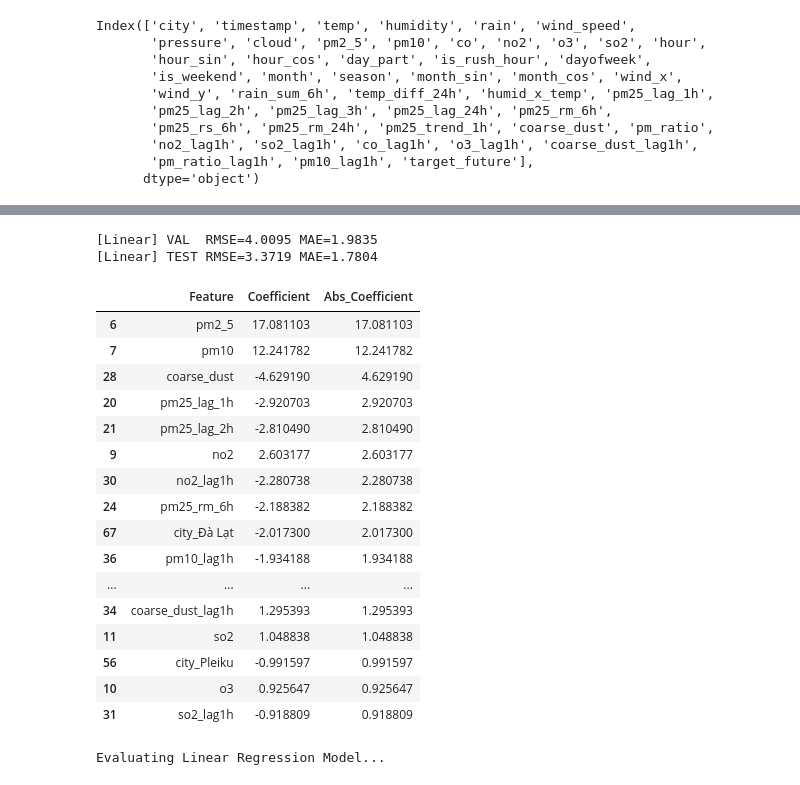
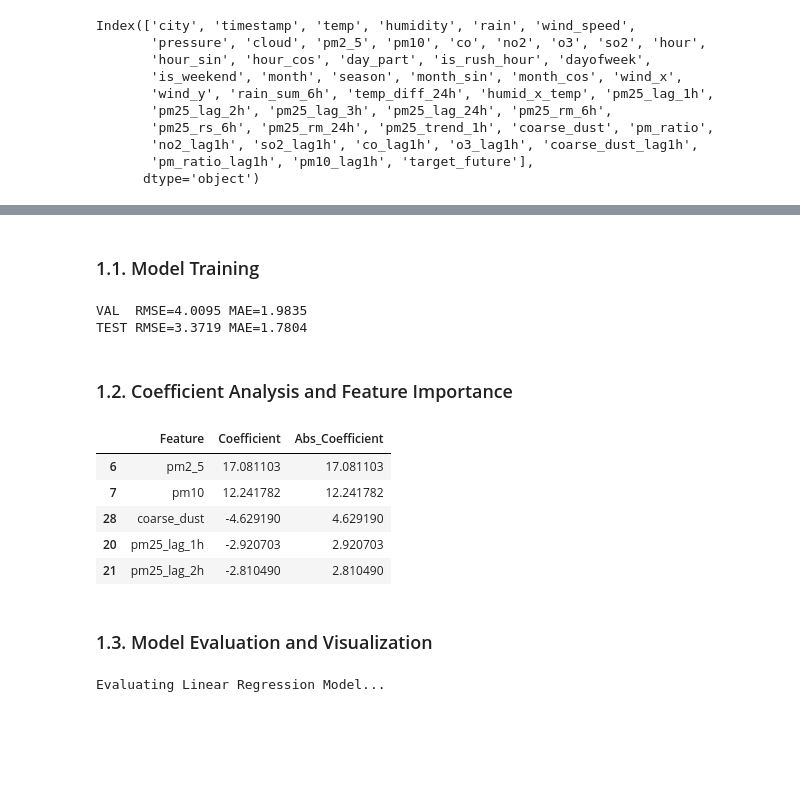
Before and after one commit to TrNguyenMQuan/VietNam_PM2.5_Forecasting, a Jupyter notebook: notebooks/model_linear.ipynb, the cells around one changed output, grey strips where cells are left out. Saved outputs shown, nothing was run; the diff lists cells and outputs as text; code cells hidden in the pictures; blank space fills up the shorter version.

Commit message:
docs: add base linear models

```diff
--- a/notebooks/model_linear.ipynb
+++ b/notebooks/model_linear.ipynb
@@ -206,11 +235,14 @@ Index(['city', 'timestamp', 'temp', 'humidity', 'rain', 'wind_speed',
+# %% [markdown]
+### 1.1. Model Training
 # %%
 cat_cols = [
-    c for c in X_train.columns
-    if X_train[c].dtype == "category" or X_train[c].nunique() < 20
+    c for c in X_train_linreg.columns
+    if X_train_linreg[c].dtype == "category" or X_train_linreg[c].nunique() < 20
 ]
 
-num_cols = [c for c in X_train.columns if c not in cat_cols]
+num_cols = [c for c in X_train_linreg.columns if c not in cat_cols]
 # %%
+# Linear Regression Pipeline
 linear_pipeline1 = Pipeline([
     ("preprocess", ColumnTransformer(
         transformers=[
@@ -220,68 +252,55 @@ linear_pipeline1 = Pipeline([
     )),
     ("linreg", LinearRegression(n_jobs=-1))
 ])
-
-
-
-linear_pipeline1.fit(X_train, y_train)
-
-
+# Train
+linear_pipeline1.fit(X_train_linreg, y_train_linreg)
 # Validation
-val_pred_lin = linear_pipeline1.predict(X_val)
-val_rmse_lin = np.sqrt(mean_squared_error(y_val, val_pred_lin))
-val_mae_lin  = mean_absolute_error(y_val, val_pred_lin)
-
+val_pred_lin = linear_pipeline1.predict(X_val_linreg)
+val_rmse_lin = np.sqrt(mean_squared_error(y_val_linreg, val_pred_lin))
+val_mae_lin  = mean_absolute_error(y_val_linreg, val_pred_lin)
 # Test
-test_pred_lin = linear_pipeline1.predict(X_test)
-test_rmse_lin = np.sqrt(mean_squared_error(y_test, test_pred_lin))
-test_mae_lin  = mean_absolute_error(y_test, test_pred_lin)
-
-print(f"[Linear] VAL  RMSE={val_rmse_lin:.4f} MAE={val_mae_lin:.4f}")
-print(f"[Linear] TEST RMSE={test_rmse_lin:.4f} MAE={test_mae_lin:.4f}")
+test_pred_lin = linear_pipeline1.predict(X_test_linreg)
+test_rmse_lin = np.sqrt(mean_squared_error(y_test_linreg, test_pred_lin))
+test_mae_lin  = mean_absolute_error(y_test_linreg, test_pred_lin)
+print(f"VAL  RMSE={val_rmse_lin:.4f} MAE={val_mae_lin:.4f}")
+print(f"TEST RMSE={test_rmse_lin:.4f} MAE={test_mae_lin:.4f}")
 # %% [output]
-[Linear] VAL  RMSE=4.0095 MAE=1.9835
-[Linear] TEST RMSE=3.3719 MAE=1.7804
+VAL  RMSE=4.0095 MAE=1.9835
+TEST RMSE=3.3719 MAE=1.7804
+# %% [markdown]
+### 1.2. Coefficient Analysis and Feature Importance
 # %%
 lin_model = linear_pipeline1.named_steps["linreg"]
 preprocess = linear_pipeline1.named_steps["preprocess"]
 
-# Numeric features (giữ nguyên tên)
+# Numeric features
 num_features = num_cols
 
-# Categorical features sau one-hot
+# Categorical features
 cat_encoder = preprocess.named_transformers_["cat"]
 cat_features = cat_encoder.get_feature_names_out(cat_cols)
 
-# Ghép toàn bộ feature names
+# Combine all feature names
 feature_names = np.concatenate([num_features, cat_features])
 
 coef_df = pd.DataFrame({
     "Feature": feature_names,
     "Coefficient": lin_model.coef_
 })
 
 coef_df["Abs_Coefficient"] = coef_df["Coefficient"].abs()
 coef_df = coef_df.sort_values("Abs_Coefficient", ascending=False)
 
-coef_df.head(20)
+coef_df.head(5)
 # %% [output]
 |  | Feature | Coefficient | Abs_Coefficient |
 | 6 | pm2_5 | 17.081103 | 17.081103 |
 | 7 | pm10 | 12.241782 | 12.241782 |
 | 28 | coarse_dust | -4.629190 | 4.629190 |
 | 20 | pm25_lag_1h | -2.920703 | 2.920703 |
 | 21 | pm25_lag_2h | -2.810490 | 2.810490 |
-| 9 | no2 | 2.603177 | 2.603177 |
-| 30 | no2_lag1h | -2.280738 | 2.280738 |
-| 24 | pm25_rm_6h | -2.188382 | 2.188382 |
-| 67 | city_Đà Lạt | -2.017300 | 2.017300 |
-| 36 | pm10_lag1h | -1.934188 | 1.934188 |
-| ... | ... | ... | ... |
-| 34 | coarse_dust_lag1h | 1.295393 | 1.295393 |
-| 11 | so2 | 1.048838 | 1.048838 |
-| 56 | city_Pleiku | -0.991597 | 0.991597 |
-| 10 | o3 | 0.925647 | 0.925647 |
-| 31 | so2_lag1h | -0.918809 | 0.918809 |
+# %% [markdown]
+### 1.3. Model Evaluation and Visualization
 # %%
 print("Evaluating Linear Regression Model...")
 
```
Also changed, not shown: parts of 53 cells of this notebook, 1 other file.
